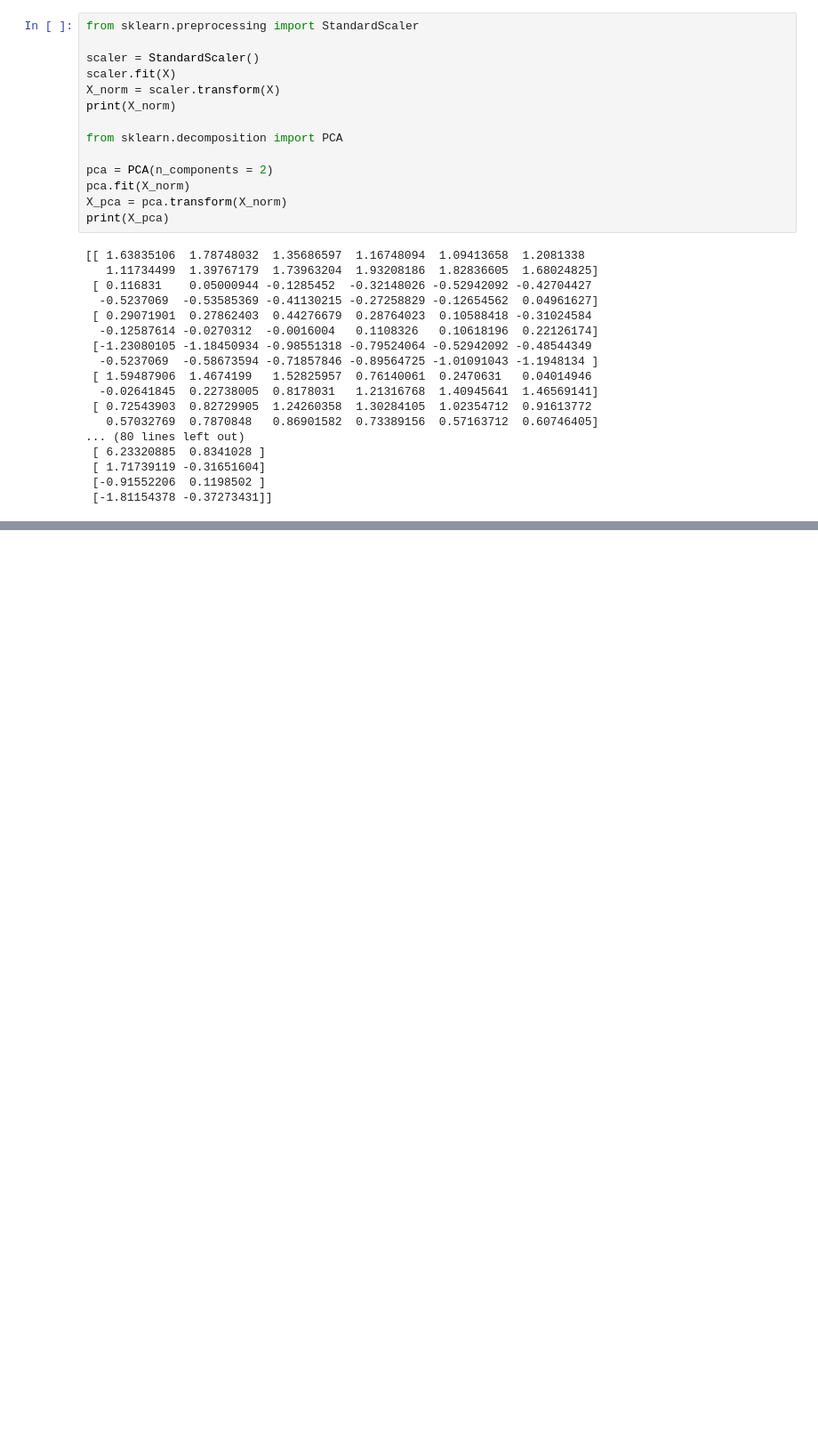
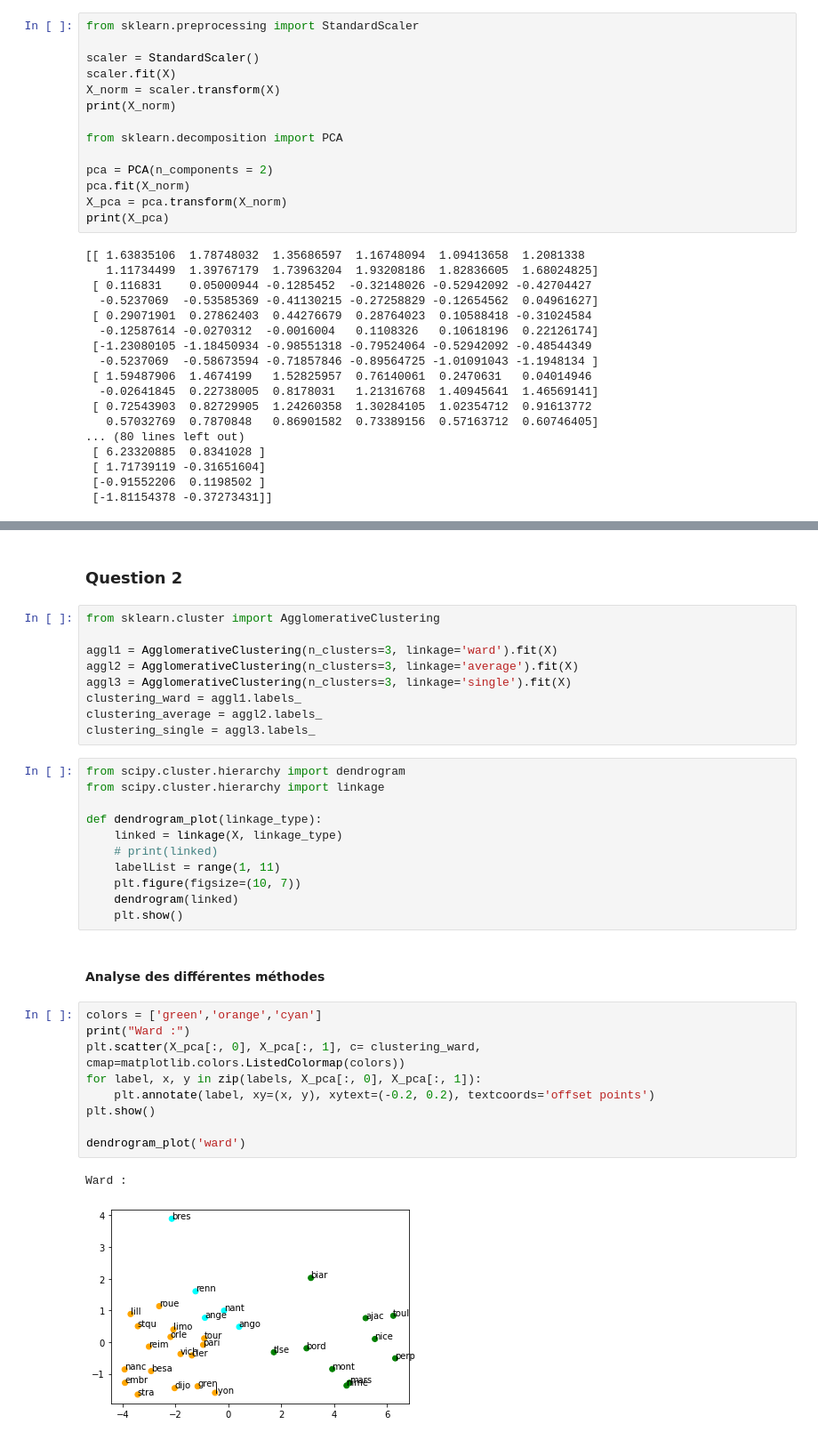
Before and after one commit to adrbe/TP2_ADM, a Jupyter notebook: src/TP2_LIFO65_Louis_COUPPIE_Adrien_BERTRAND.ipynb, the cells around one changed output, grey strips where cells are left out. Shown: that part at 89% size. Cells and saved outputs as stored; diff of their text form; blank space fills up the shorter version.

Commit message:
jusqu'à question 5

```diff
--- a/src/TP2_LIFO65_Louis_COUPPIE_Adrien_BERTRAND.ipynb
+++ b/src/TP2_LIFO65_Louis_COUPPIE_Adrien_BERTRAND.ipynb
@@ -68,0 +74,36 @@ plt.show()
+# %% [markdown]
+### Question 2
+# %%
+from sklearn.cluster import AgglomerativeClustering
+
+aggl1 = AgglomerativeClustering(n_clusters=3, linkage='ward').fit(X)
+aggl2 = AgglomerativeClustering(n_clusters=3, linkage='average').fit(X)
+aggl3 = AgglomerativeClustering(n_clusters=3, linkage='single').fit(X)
+clustering_ward = aggl1.labels_
+clustering_average = aggl2.labels_
+clustering_single = aggl3.labels_
+# %%
+from scipy.cluster.hierarchy import dendrogram
+from scipy.cluster.hierarchy import linkage
+
+def dendrogram_plot(linkage_type):
+    linked = linkage(X, linkage_type)
+    # print(linked)
+    labelList = range(1, 11)
+    plt.figure(figsize=(10, 7))
+    dendrogram(linked)
+    plt.show()
+# %% [markdown]
+#### Analyse des différentes méthodes
+# %%
+colors = ['green','orange','cyan']
+print("Ward :")
+plt.scatter(X_pca[:, 0], X_pca[:, 1], c= clustering_ward, cmap=matplotlib.colors.ListedColormap(colors))
+for label, x, y in zip(labels, X_pca[:, 0], X_pca[:, 1]):
+    plt.annotate(label, xy=(x, y), xytext=(-0.2, 0.2), textcoords='offset points')
+plt.show()
+
+dendrogram_plot('ward')
+# %% [output]
+Ward :
+[figure, added]
```
Also changed, not shown: parts of 16 cells of this notebook.
